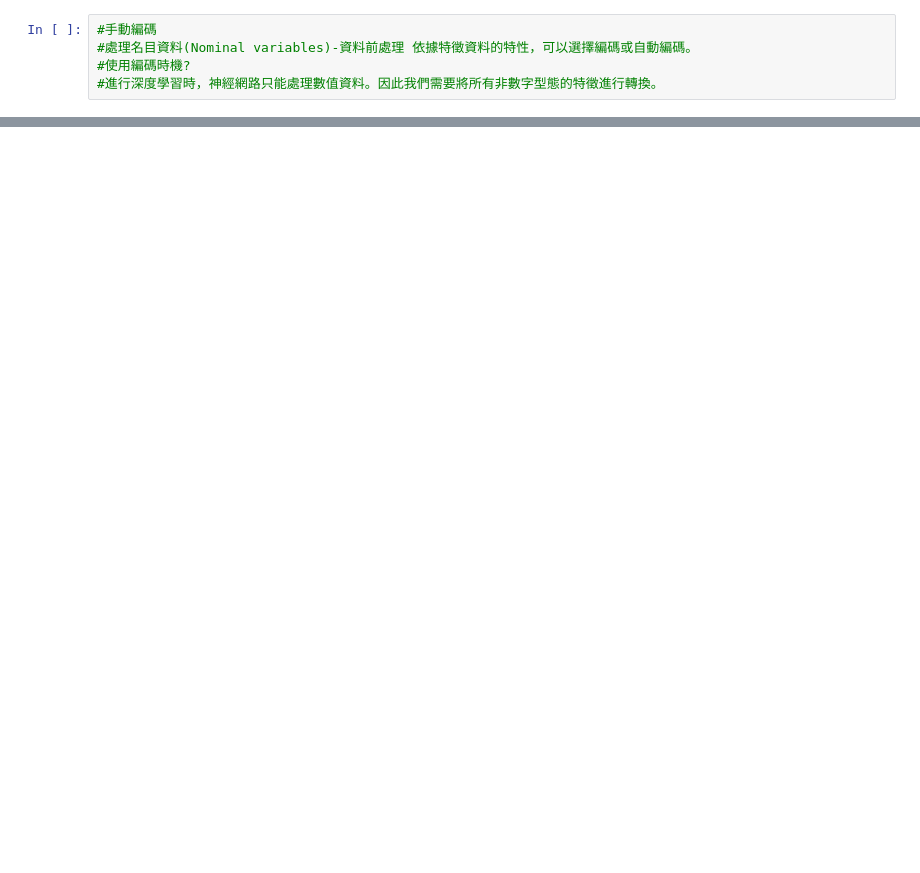
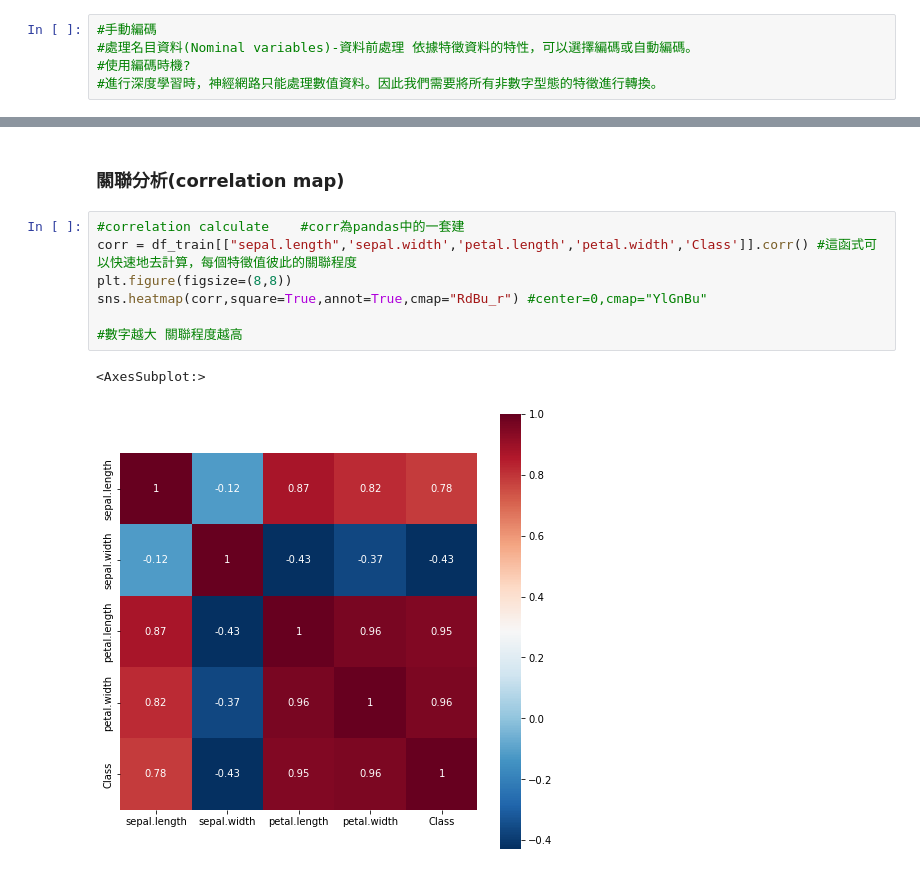
Before and after one commit to Chou-Da-Feng/data_process_library_demo_log-, a Jupyter notebook: data_visualization.ipynb, the cells around one changed output, grey strips where cells are left out. Cells and saved outputs as stored; diff of their text form; blank space fills up the shorter version.

```diff
--- a/data_visualization.ipynb
+++ b/data_visualization.ipynb
@@ -61,0 +110,12 @@ KeyError: 'Species'
+# %% [markdown]
+### 關聯分析(correlation map)
+# %%
+#correlation calculate    #corr為pandas中的一套建
+corr = df_train[["sepal.length",'sepal.width','petal.length','petal.width','Class']].corr() #這函式可以快速地去計算，每個特徵值彼此的關聯程度
+plt.figure(figsize=(8,8))
+sns.heatmap(corr,square=True,annot=True,cmap="RdBu_r") #center=0,cmap="YlGnBu"
+
+#數字越大 關聯程度越高
+# %% [output]
+<AxesSubplot:>
+[figure, added]
```
Also changed, not shown: parts of 20 cells of this notebook, 3 other files.
